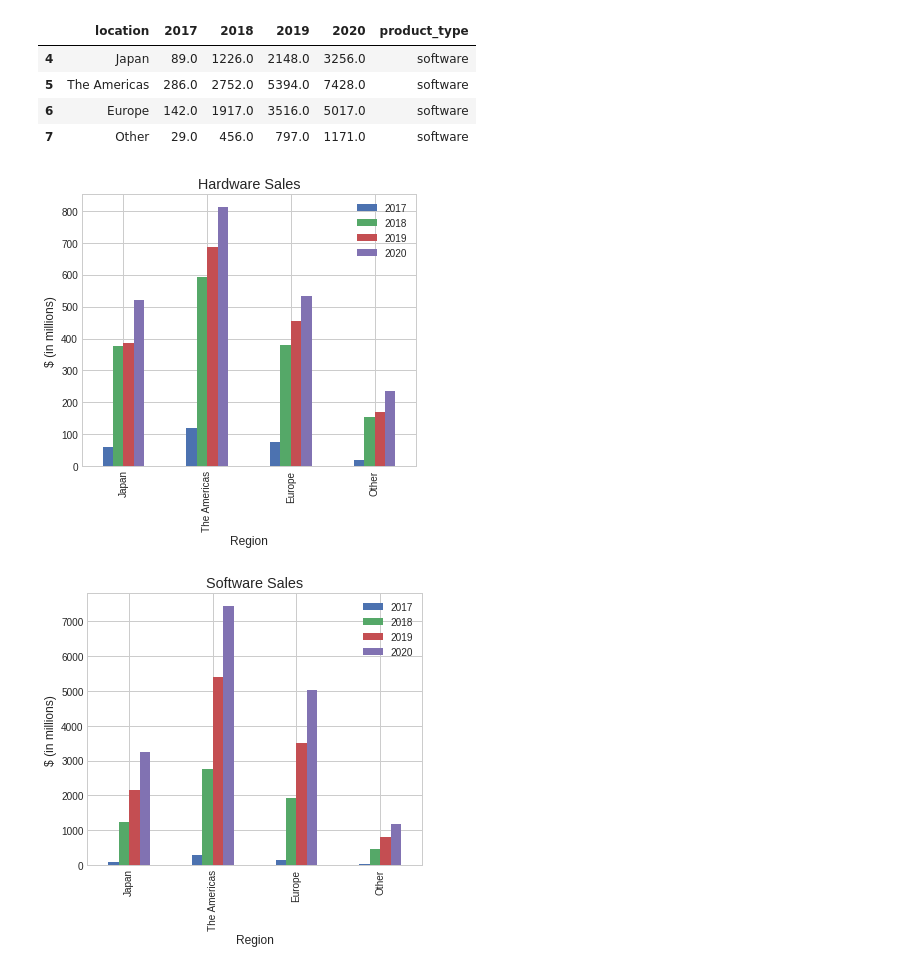
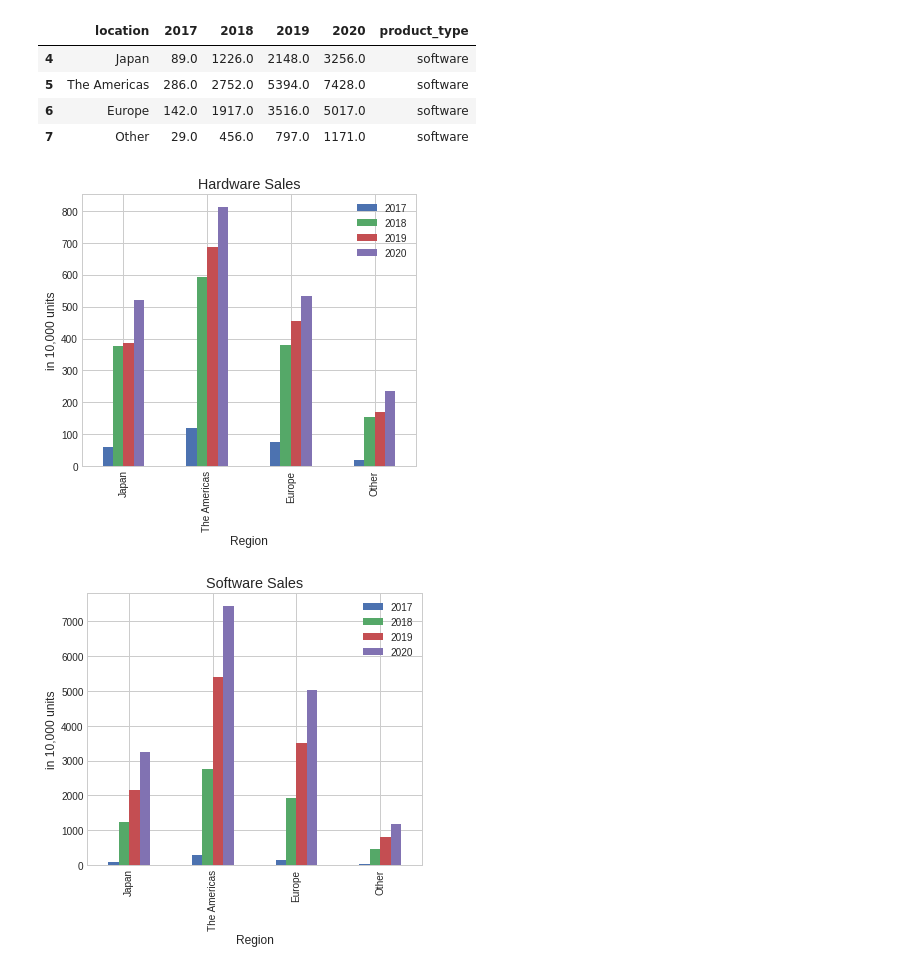
Before and after one commit to onedayzero/Nintendo-Switch-Sales, a Jupyter notebook: Data_Visualization_Exercise.ipynb, the cells around one changed output. Drawn from its saved outputs; the diff is of its cells as text; code cells hidden in the pictures.

```diff
--- a/Data_Visualization_Exercise.ipynb
+++ b/Data_Visualization_Exercise.ipynb
@@ -141,27 +141,27 @@ df_s
 # %%
 # https://towardsdatascience.com/styling-pandas-plots-and-charts-9b4721e9e597
 # as reference
 
 plt.style.use('seaborn-whitegrid')
 
 df_h.plot(
     x='location',
     y=['2017', '2018', '2019', '2020'],
     kind='bar',
     figsize=(6, 5),
     title='Hardware Sales',
     xlabel='Region',
-    ylabel='$ (in millions)'
+    ylabel='in 10,000 units'
 );
 df_s.plot(
     x='location',
     y=['2017', '2018', '2019', '2020'],
     kind='bar',
     figsize=(6, 5),
     title='Software Sales',
     xlabel='Region',
-    ylabel='$ (in millions)'
+    ylabel='in 10,000 units'
 );
 # %% [output]
-[figure, old version]
+[figure, new version]
-[figure, old version]
+[figure, new version]
```
